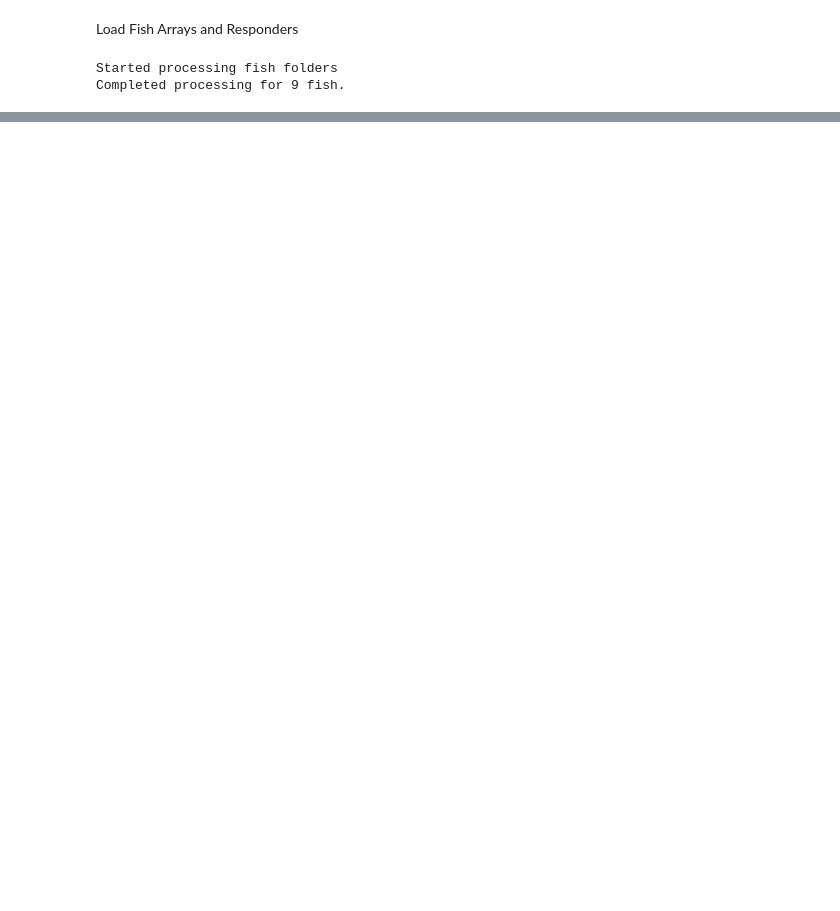
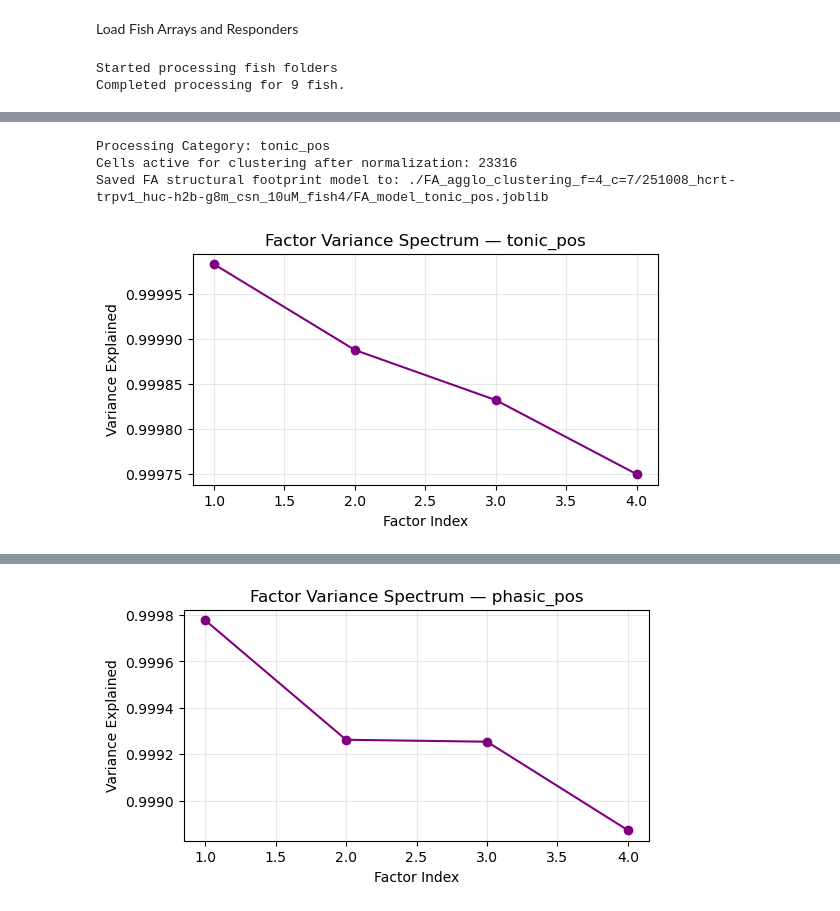
Before and after one commit to jameslequang232/Zebrafish-whole-brain-analysis, a Jupyter notebook: factor_analysis_hierachical_clustering.ipynb, the cells around one changed output, grey strips where cells are left out. Saved outputs shown, nothing was run; the diff lists cells and outputs as text; code cells hidden in the pictures; blank space fills up the shorter version.

Commit message:
finshed hyperparameter optimization and factor_analysis/clustering of one fish

```diff
--- a/factor_analysis_hierachical_clustering.ipynb
+++ b/factor_analysis_hierachical_clustering.ipynb
@@ -265,0 +599,14 @@ TruncatedSVD does not accept missing values encoded as NaN natively. For supervi
+# %%
+#EG
+target_fish = '251008_hcrt-trpv1_huc-h2b-g8m_csn_10uM_fish4'
+
+
+if target_fish in tonic_data:
+    f_tonic_responders = tonic_data[target_fish]
+    f_phasic_responders = phasic_data[target_fish]
+
+    print(f"Variables successfully initialized for {target_fish}!")
+    print(f"f_tonic_responders matrix shape: {f_tonic_responders.shape}")
+    print(f"f_phasic_responders matrix shape: {f_phasic_responders.shape}")
+else:
+    print(f"Error: Could not find data for {target_fish} in your dictionary. Make sure your ingestion loop ran successfully!")
@@ -265,0 +703,65 @@ TruncatedSVD does not accept missing values encoded as NaN natively. For supervi
+# %%
+import os
+import numpy as np
+import joblib
+import matplotlib.pyplot as plt
+from scipy.stats import zscore
+from sklearn.decomposition import FactorAnalysis
+from sklearn.cluster import AgglomerativeClustering
+
+N_components = 4
+N_clusters = 7
+target_fish = '251008_hcrt-trpv1_huc-h2b-g8m_csn_10uM_fish4'
+
+# Output directory for models and index configurations
+out_dir = f"./FA_agglo_clustering_f={N_components}_c={N_clusters}/{target_fish}"
+os.makedirs(out_dir, exist_ok=True)
+
+# Define our datasets dictionary from your loading loop
+datasets_to_process = {
+    "tonic_pos": f_tonic_responders, # Update these names to match your variable variables
+    "phasic_pos": f_phasic_responders
+}
+
+for label, trace_subset in datasets_to_process.items():
+    print(f"\nProcessing Category: {label}")
+
+
+    z_traces = zscore(trace_subset, axis=1)
+    valid_mask = np.all(np.isfinite(z_traces), axis=1)
+    z_traces = z_traces[valid_mask]
+
+    print(f"Cells active for clustering after normalization: {z_traces.shape[0]}")
+    fa = FactorAnalysis(n_components=N_components, random_state=0)
+    latent_space = fa.fit_transform(z_traces)
+    #Save
+    fa_model_path = os.path.join(out_dir, f"FA_model_{label}.joblib")
+    joblib.dump(fa, fa_model_path)
+    print(f"Saved FA structural footprint model to: {fa_model_path}")
+
+
+    factor_variance = np.var(latent_space, axis=0)
+    plt.figure(figsize=(6, 3))
+    plt.plot(np.arange(1, N_components + 1), factor_variance, marker='o', color='purple')
+    plt.title(f"Factor Variance Spectrum — {label}")
+    plt.xlabel("Factor Index")
+    plt.ylabel("Variance Explained")
+    plt.grid(True, alpha=0.3)
+    plt.show()
+
+
+    print(f"Fitting Agglomerative Clustering Tree on matrix: {latent_space.shape}")
+    clustering = AgglomerativeClustering(n_clusters=N_clusters, linkage='ward')
+    cluster_labels = clustering.fit_predict(latent_space) + 1 # 1-indexed to match her code
+
+    for c_id in range(1, N_clusters + 1):
+        cluster_mask = (cluster_labels == c_id)
+        cluster_out_path = os.path.join(out_dir, f"{label}_c{c_id}_idxs.npy")
+        np.save(cluster_out_path, cluster_mask)
+
+    print(f"Completed partitioning for {label}. Cluster profiles saved to dir.")
+# %% [output]
+Processing Category: tonic_pos
+Cells active for clustering after normalization: 23316
+Saved FA structural footprint model to: ./FA_agglo_clustering_f=4_c=7/251008_hcrt-trpv1_huc-h2b-g8m_csn_10uM_fish4/FA_model_tonic_pos.joblib
+[figure, added]
@@ -265,0 +774 @@ TruncatedSVD does not accept missing values encoded as NaN natively. For supervi
+[figure, added]
```
Also changed, not shown: parts of 31 cells of this notebook, 20 other files.
